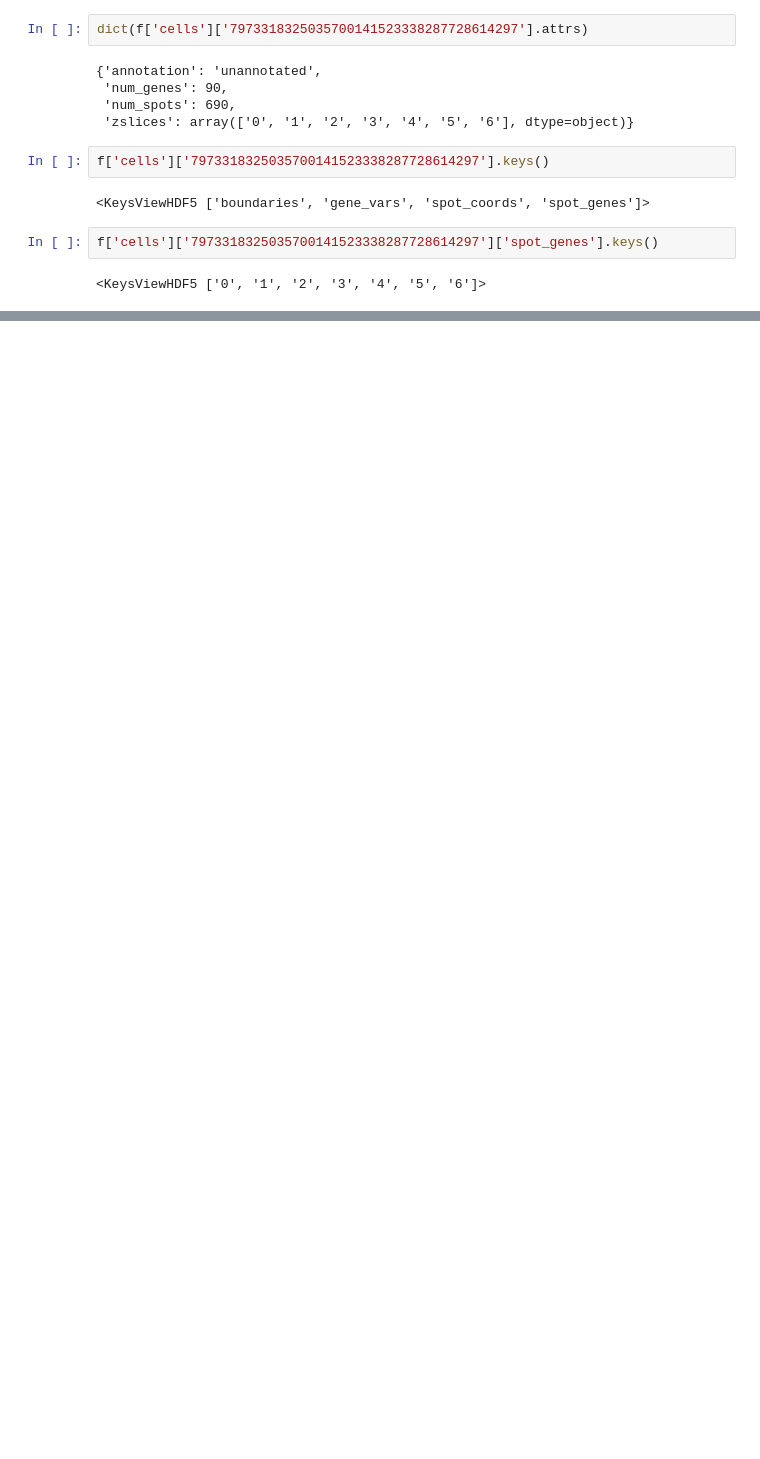
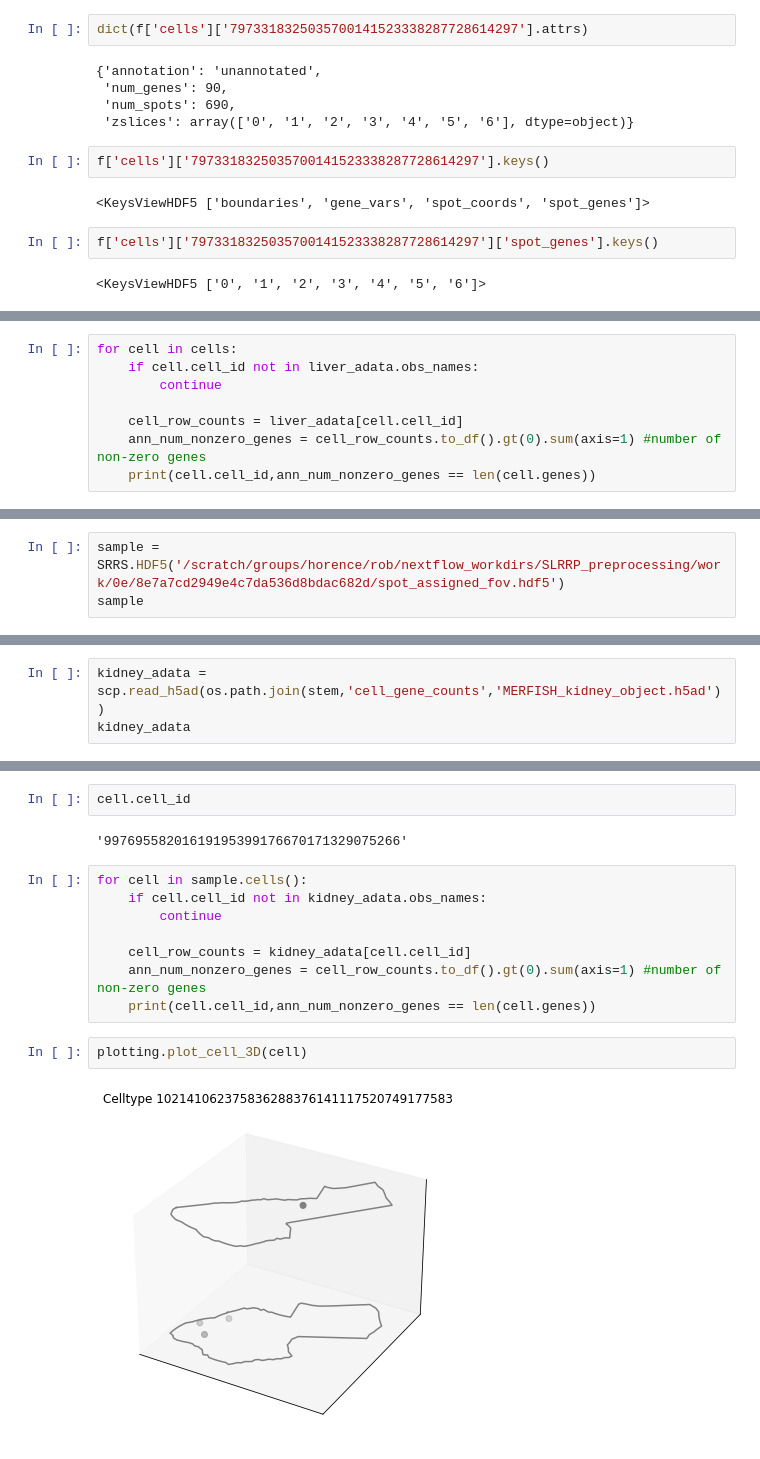
Before and after one commit to salzman-lab/SPRAWL, a Jupyter notebook: analysis/pisco_MERFISH_preprocessing_sandbox.ipynb, the cells around one changed output, grey strips where cells are left out. Drawn from its saved outputs; the diff is of its cells as text; blank space fills up the shorter version.

```diff
--- a/analysis/pisco_MERFISH_preprocessing_sandbox.ipynb
+++ b/analysis/pisco_MERFISH_preprocessing_sandbox.ipynb
@@ -319,0 +441,8 @@ b'7'
+# %%
+for cell in cells:
+    if cell.cell_id not in liver_adata.obs_names:
+        continue
+
+    cell_row_counts = liver_adata[cell.cell_id]
+    ann_num_nonzero_genes = cell_row_counts.to_df().gt(0).sum(axis=1) #number of non-zero genes
+    print(cell.cell_id,ann_num_nonzero_genes == len(cell.genes))
@@ -319,0 +488,3 @@ b'7'
+# %%
+sample = SRRS.HDF5('/scratch/groups/horence/rob/nextflow_workdirs/SLRRP_preprocessing/work/0e/8e7a7cd2949e4c7da536d8bdac682d/spot_assigned_fov.hdf5')
+sample
@@ -319,0 +493,3 @@ b'7'
+# %%
+kidney_adata = scp.read_h5ad(os.path.join(stem,'cell_gene_counts','MERFISH_kidney_object.h5ad'))
+kidney_adata
@@ -319,0 +524,16 @@ b'7'
+# %%
+cell.cell_id
+# %% [output]
+'99769558201619195399176670171329075266'
+# %%
+for cell in sample.cells():
+    if cell.cell_id not in kidney_adata.obs_names:
+        continue
+
+    cell_row_counts = kidney_adata[cell.cell_id]
+    ann_num_nonzero_genes = cell_row_counts.to_df().gt(0).sum(axis=1) #number of non-zero genes
+    print(cell.cell_id,ann_num_nonzero_genes == len(cell.genes))
+# %%
+plotting.plot_cell_3D(cell)
+# %% [output]
+[figure, added]
```
Also changed, not shown: parts of 45 cells of this notebook, 15 other files.
